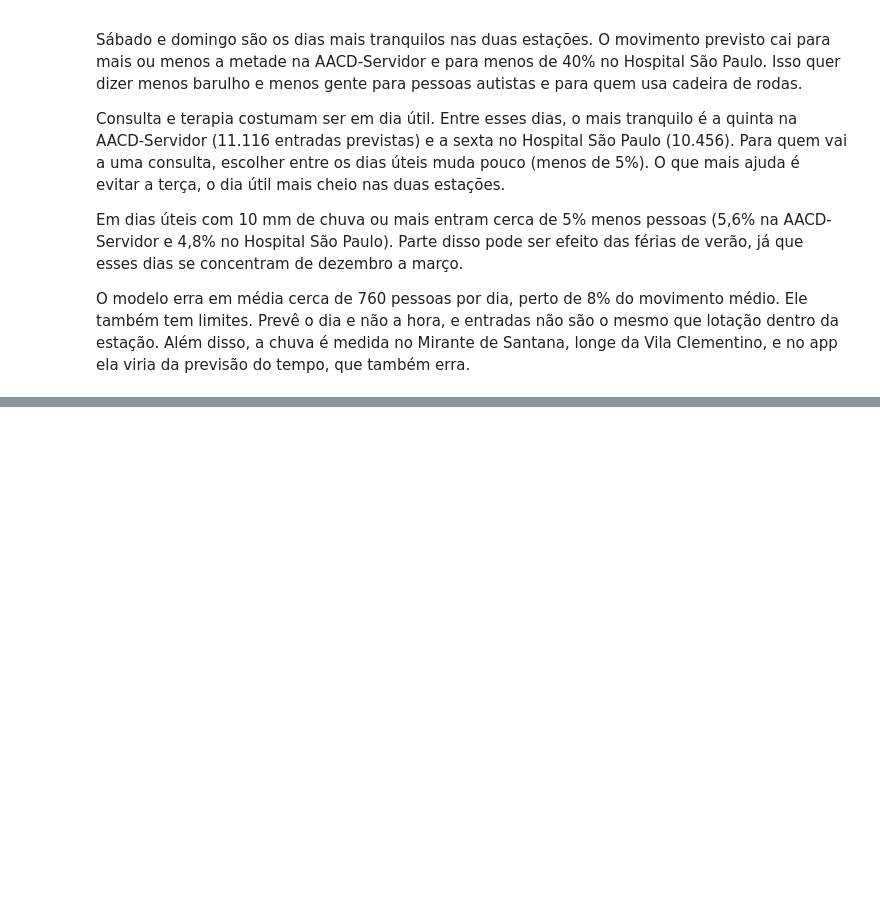
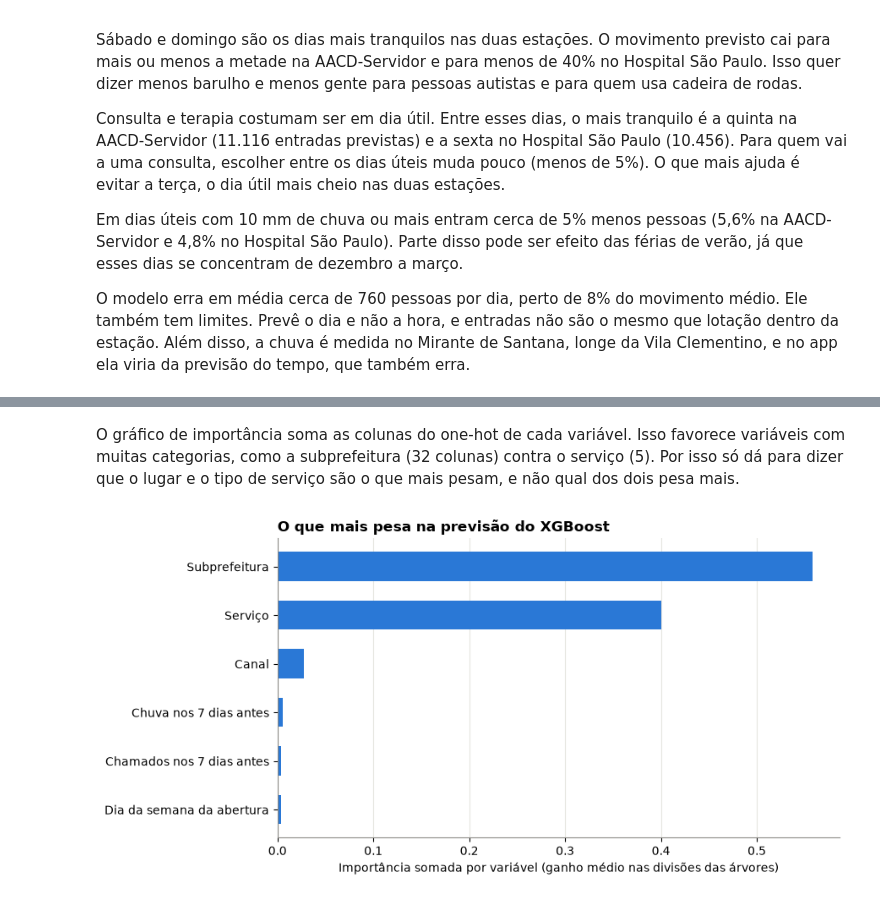
Before and after one commit to JoaoHHoffmann/gs-ia-ml, a Jupyter notebook: ml/notebook_ml.ipynb, the cells around one changed output, grey strips where cells are left out. Cells and saved outputs as stored; diff of their text form; code cells hidden in the pictures; blank space fills up the shorter version.

```diff
--- a/ml/notebook_ml.ipynb
+++ b/ml/notebook_ml.ipynb
@@ -740,0 +810,25 @@ O modelo erra em média cerca de 760 pessoas por dia, perto de 8% do movimento m
+# %%
+def metricas_classificacao(nome, modelo):
+    real = {'treino': y_treino_b, 'teste': y_teste_b}
+    previsto = {'treino': modelo.predict(X_treino_b), 'teste': modelo.predict(X_teste_b)}
+    prob = {'treino': modelo.predict_proba(X_treino_b)[:, 1], 'teste': modelo.predict_proba(X_teste_b)[:, 1]}
+    linha = {'modelo': nome}
+    for metrica, funcao in [('acurácia', accuracy_score), ('precisão', precision_score),
+                            ('recall', recall_score), ('F1', f1_score)]:
+        for parte in ['treino', 'teste']:
+            if funcao in (precision_score, f1_score):
+                linha[f'{metrica} {parte}'] = funcao(real[parte], previsto[parte], zero_division=0)
+            else:
+                linha[f'{metrica} {parte}'] = funcao(real[parte], previsto[parte])
+    for parte in ['treino', 'teste']:
+        linha[f'ROC-AUC {parte}'] = roc_auc_score(real[parte], prob[parte])
+    return linha
+
+ref_b = DummyClassifier(strategy='most_frequent')
+ref_b.fit(X_treino_b, y_treino_b)
+
+rf_b = RandomForestClassifier(n_estimators=200, class_weight='balanced', random_state=42)
+rf_b.fit(X_treino_b, y_treino_b)
+
+peso_b = (y_treino_b == 0).sum() / (y_treino_b == 1).sum()
+print('scale_pos_weight:', round(peso_b, 2))
@@ -740,0 +926,24 @@ O modelo erra em média cerca de 760 pessoas por dia, perto de 8% do movimento m
+# %% [markdown]
+O gráfico de importância soma as colunas do one-hot de cada variável. Isso favorece variáveis com muitas categorias, como a subprefeitura (32 colunas) contra o serviço (5). Por isso só dá para dizer que o lugar e o tipo de serviço são o que mais pesam, e não qual dos dois pesa mais.
+# %%
+NOMES_VARIAVEIS_B = {
+    'servico': 'Serviço', 'subprefeitura': 'Subprefeitura', 'canal': 'Canal',
+    'dia_semana_abertura': 'Dia da semana da abertura', 'chamados_7d': 'Chamados nos 7 dias antes',
+    'chuva_7d_mm': 'Chuva nos 7 dias antes',
+}
+origem = [coluna.split('_')[0] if coluna.startswith(('servico_', 'subprefeitura_', 'canal_')) else coluna
+          for coluna in X_treino_b.columns]
+importancia_b = (pd.Series(xgb_b.feature_importances_, index=origem)
+                 .groupby(level=0).sum()
+                 .rename(index=NOMES_VARIAVEIS_B)
+                 .sort_values())
+
+fig, eixo = plt.subplots(figsize=(9, 4.5))
+eixo.barh(importancia_b.index, importancia_b.values, color=AZUL, height=0.6)
+eixo.set_title('O que mais pesa na previsão do XGBoost', loc='left')
+eixo.set_xlabel('Importância somada por variável (ganho médio nas divisões das árvores)')
+eixo.grid(axis='y', visible=False)
+fig.tight_layout()
+plt.show()
+# %% [output]
+[figure, added]
```
Also changed, not shown: parts of 28 cells of this notebook.
